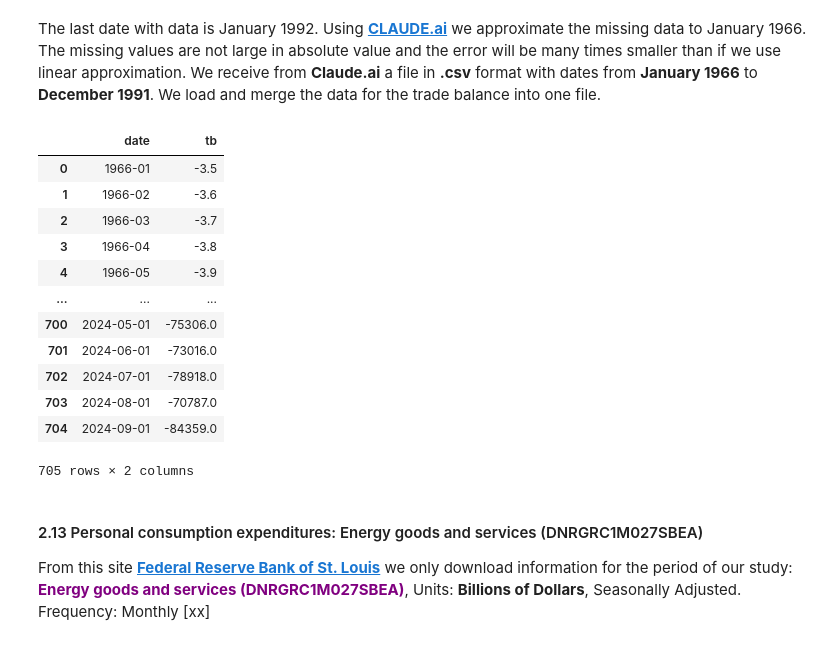
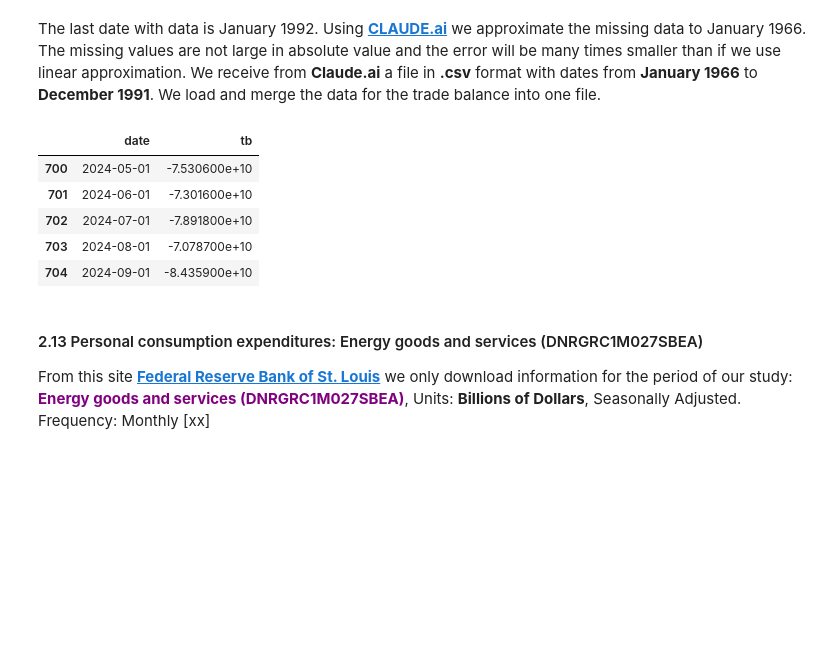
Before and after one commit to Engineer194/Analysis-of-the-US-Economy---Part-3, a Jupyter notebook: ver.2.ipynb, the cells around one changed output. Drawn from its saved outputs; the diff is of its cells as text; code cells hidden in the pictures; blank space fills up the shorter version.

```diff
--- a/ver.2.ipynb
+++ b/ver.2.ipynb
@@ -391,4 +314,5 @@ From this site **[FEDERAL RESERVE BANK of ST. LOUIS](https://fred.stlouisfed.org
 # %%
 tb_file = pd.read_csv('data/BOPGSTB.csv') # Loading data.
 tb_file.columns = ["date", "tb"]
+tb_file['tb'] = tb_file['tb'] * 1_000_000 # Convert to dollars.
 # %% [markdown]
@@ -396,30 +320,24 @@ The last date with data is January 1992. Using **[CLAUDE.ai](https://claude.ai/)
 # %%
 approx_file = pd.read_csv('data/TB_approx.csv') # Loading data.
 approx_file.columns = ["date", "tb"]
+approx_file['tb'] = approx_file['tb'] * 1_000_000 # Convert to dollars.
 
 # Обединяване на двата DataFrame
 tb = pd.concat([approx_file, tb_file], ignore_index=True)
 
 # Сортиране по дата
 tb = tb.sort_values('date')
 # Премахване на евентуални дублирани записи
 tb = tb.drop_duplicates(subset=['date'], keep='last')
 
-tb
+tb.tail()
 # %% [output]
 |  | date | tb |
-| 0 | 1966-01 | -3.5 |
-| 1 | 1966-02 | -3.6 |
-| 2 | 1966-03 | -3.7 |
-| 3 | 1966-04 | -3.8 |
-| 4 | 1966-05 | -3.9 |
-| ... | ... | ... |
-| 700 | 2024-05-01 | -75306.0 |
-| 701 | 2024-06-01 | -73016.0 |
-| 702 | 2024-07-01 | -78918.0 |
-| 703 | 2024-08-01 | -70787.0 |
-| 704 | 2024-09-01 | -84359.0 |
+| 700 | 2024-05-01 | -7.530600e+10 |
+| 701 | 2024-06-01 | -7.301600e+10 |
+| 702 | 2024-07-01 | -7.891800e+10 |
+| 703 | 2024-08-01 | -7.078700e+10 |
+| 704 | 2024-09-01 | -8.435900e+10 |
-705 rows × 2 columns
 # %% [markdown]
 #### 2.13  Personal consumption expenditures: Energy goods and services (DNRGRC1M027SBEA)
 
```
Also changed, not shown: parts of 20 cells of this notebook.
